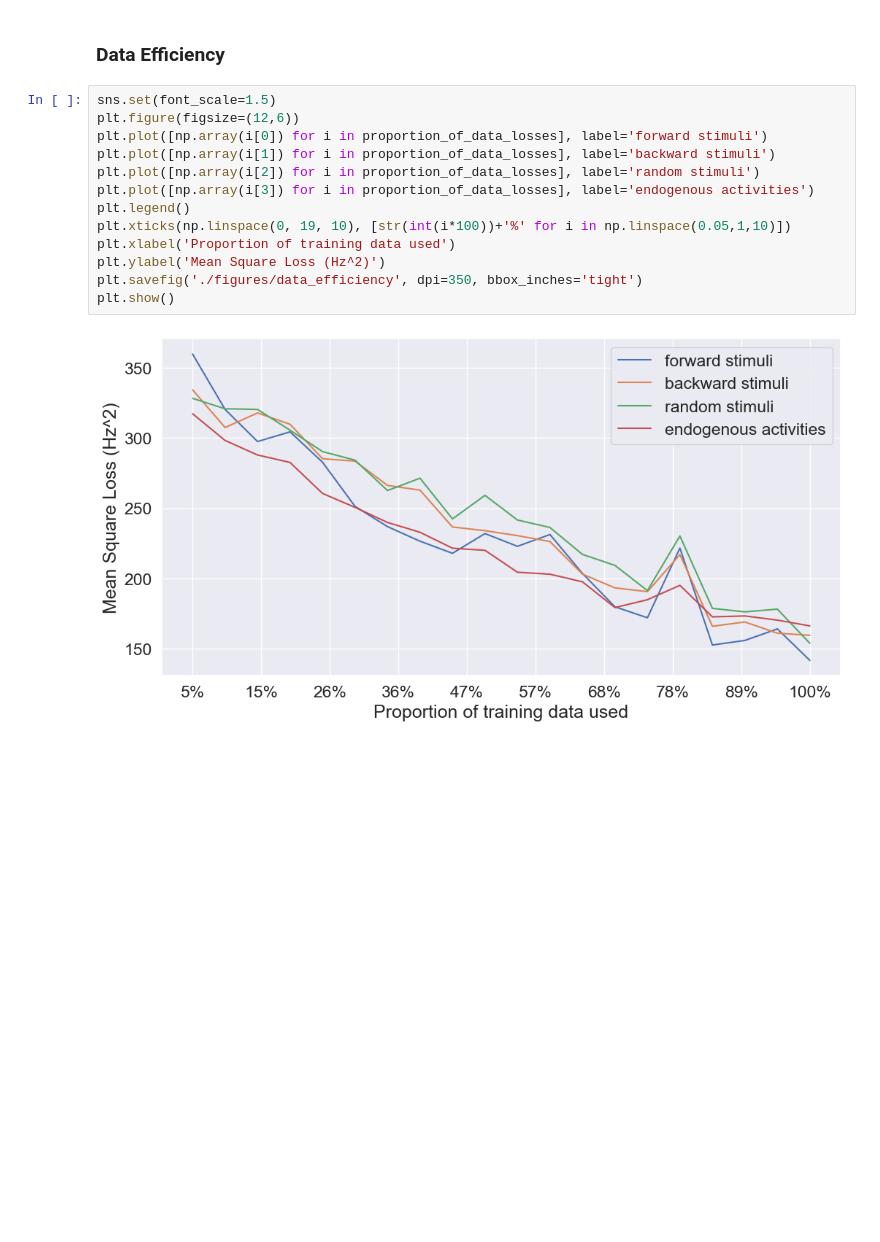
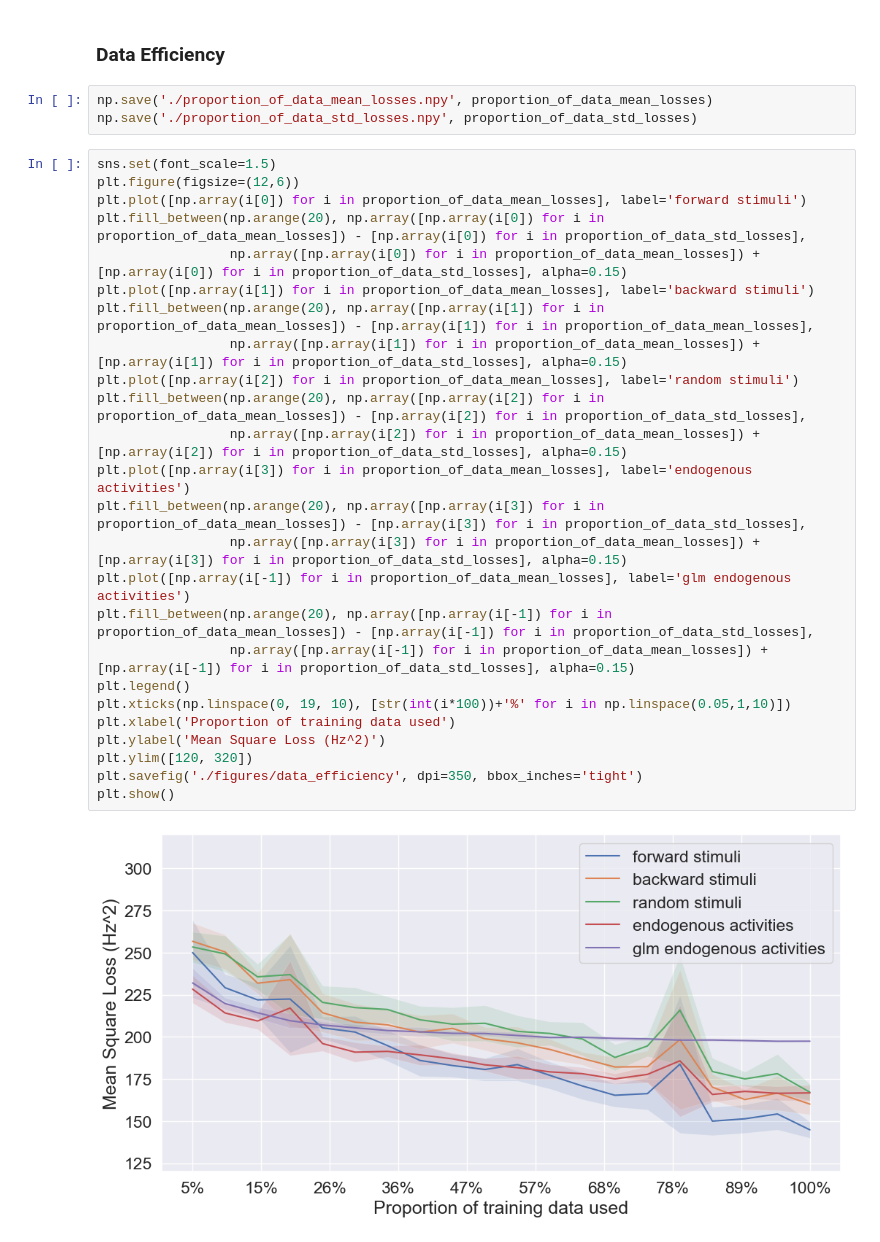
Before and after one commit to cngzlsh/approx_brain, a Jupyter notebook: poster.ipynb, the cells around one changed output. Saved outputs shown, nothing was run; the diff lists cells and outputs as text; blank space fills up the shorter version.

Commit message:
generated data efficiency plot with std

```diff
--- a/poster.ipynb
+++ b/poster.ipynb
@@ -1033,18 +1040,33 @@ plt.ylabel('GLM R2 loss')
 plt.show()
 # %% [markdown]
 ### Data Efficiency
-# %%
-sns.set(font_scale=1.5)
-plt.figure(figsize=(12,6))
-plt.plot([np.array(i[0]) for i in proportion_of_data_losses], label='forward stimuli')
-plt.plot([np.array(i[1]) for i in proportion_of_data_losses], label='backward stimuli')
-plt.plot([np.array(i[2]) for i in proportion_of_data_losses], label='random stimuli')
-plt.plot([np.array(i[3]) for i in proportion_of_data_losses], label='endogenous activities')
-plt.legend()
-plt.xticks(np.linspace(0, 19, 10), [str(int(i*100))+'%' for i in np.linspace(0.05,1,10)])
-plt.xlabel('Proportion of training data used')
-plt.ylabel('Mean Square Loss (Hz^2)')
-plt.savefig('./figures/data_efficiency', dpi=350, bbox_inches='tight')
-plt.show()
-# %% [output]
-[figure, removed]
+# %%
+np.save('./proportion_of_data_mean_losses.npy', proportion_of_data_mean_losses)
+np.save('./proportion_of_data_std_losses.npy', proportion_of_data_std_losses)
+# %%
+sns.set(font_scale=1.5)
+plt.figure(figsize=(12,6))
+plt.plot([np.array(i[0]) for i in proportion_of_data_mean_losses], label='forward stimuli')
+plt.fill_between(np.arange(20), np.array([np.array(i[0]) for i in proportion_of_data_mean_losses]) - [np.array(i[0]) for i in proportion_of_data_std_losses],
+                 np.array([np.array(i[0]) for i in proportion_of_data_mean_losses]) + [np.array(i[0]) for i in proportion_of_data_std_losses], alpha=0.15)
+plt.plot([np.array(i[1]) for i in proportion_of_data_mean_losses], label='backward stimuli')
+plt.fill_between(np.arange(20), np.array([np.array(i[1]) for i in proportion_of_data_mean_losses]) - [np.array(i[1]) for i in proportion_of_data_mean_losses],
+                 np.array([np.array(i[1]) for i in proportion_of_data_mean_losses]) + [np.array(i[1]) for i in proportion_of_data_std_losses], alpha=0.15)
+plt.plot([np.array(i[2]) for i in proportion_of_data_mean_losses], label='random stimuli')
+plt.fill_between(np.arange(20), np.array([np.array(i[2]) for i in proportion_of_data_mean_losses]) - [np.array(i[2]) for i in proportion_of_data_std_losses],
+                 np.array([np.array(i[2]) for i in proportion_of_data_mean_losses]) + [np.array(i[2]) for i in proportion_of_data_std_losses], alpha=0.15)
+plt.plot([np.array(i[3]) for i in proportion_of_data_mean_losses], label='endogenous activities')
+plt.fill_between(np.arange(20), np.array([np.array(i[3]) for i in proportion_of_data_mean_losses]) - [np.array(i[3]) for i in proportion_of_data_std_losses],
+                 np.array([np.array(i[3]) for i in proportion_of_data_mean_losses]) + [np.array(i[3]) for i in proportion_of_data_std_losses], alpha=0.15)
+plt.plot([np.array(i[-1]) for i in proportion_of_data_mean_losses], label='glm endogenous activities')
+plt.fill_between(np.arange(20), np.array([np.array(i[-1]) for i in proportion_of_data_mean_losses]) - [np.array(i[-1]) for i in proportion_of_data_std_losses],
+                 np.array([np.array(i[-1]) for i in proportion_of_data_mean_losses]) + [np.array(i[-1]) for i in proportion_of_data_std_losses], alpha=0.15)
+plt.legend()
+plt.xticks(np.linspace(0, 19, 10), [str(int(i*100))+'%' for i in np.linspace(0.05,1,10)])
+plt.xlabel('Proportion of training data used')
+plt.ylabel('Mean Square Loss (Hz^2)')
+plt.ylim([120, 320])
+plt.savefig('./figures/data_efficiency', dpi=350, bbox_inches='tight')
+plt.show()
+# %% [output]
+[figure, added]
```
Also changed, not shown: parts of 1 cell of this notebook, 1 other file.
